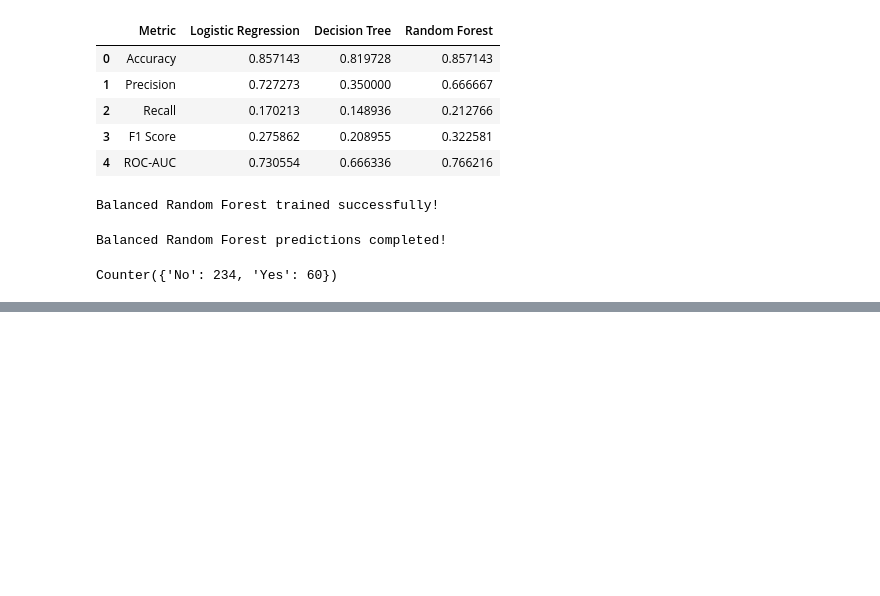
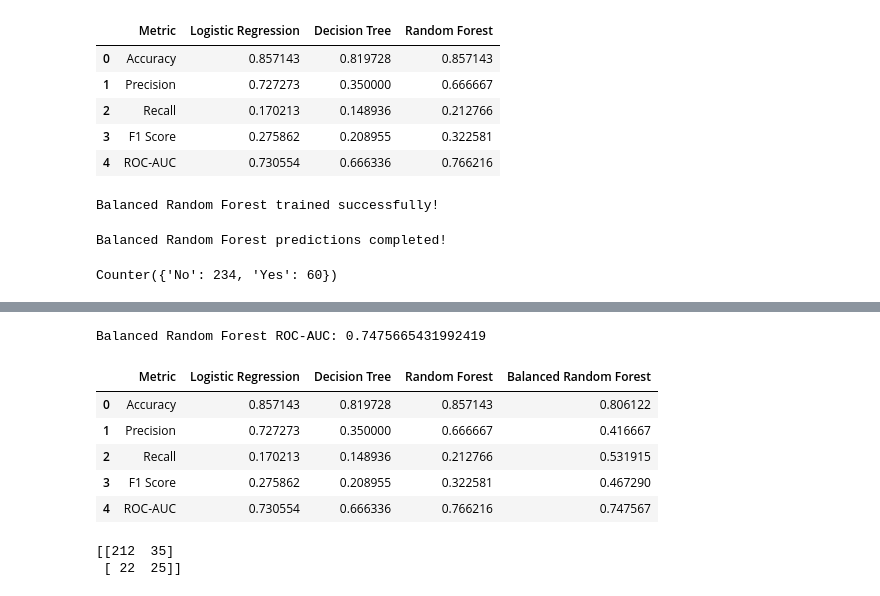
Before and after one commit to Vishv18/HR-Analytics-System, a Jupyter notebook: notebooks/01_ml_model.ipynb, the cells around one changed output, grey strips where cells are left out. Drawn from its saved outputs; the diff is of its cells as text; code cells hidden in the pictures; blank space fills up the shorter version.

```diff
--- a/notebooks/01_ml_model.ipynb
+++ b/notebooks/01_ml_model.ipynb
@@ -471,0 +504,76 @@ Counter({'No': 234, 'Yes': 60})
+# %%
+rf_balanced_prob = rf_balanced.predict_proba(X_test_processed)[:, 1]
+
+rf_balanced_roc_auc = roc_auc_score(
+    y_test,
+    rf_balanced_prob
+)
+
+print("Balanced Random Forest ROC-AUC:", rf_balanced_roc_auc)
+# %% [output]
+Balanced Random Forest ROC-AUC: 0.7475665431992419
+# %%
+comparison_balanced = {
+    "Metric": [
+        "Accuracy",
+        "Precision",
+        "Recall",
+        "F1 Score",
+        "ROC-AUC"
+    ],
+
+    "Logistic Regression": [
+        accuracy,
+        precision,
+        recall,
+        f1,
+        roc_auc
+    ],
+
+    "Decision Tree": [
+        dt_accuracy,
+        dt_precision,
+        dt_recall,
+        dt_f1,
+        dt_roc_auc
+    ],
+
+    "Random Forest": [
+        rf_accuracy,
+        rf_precision,
+        rf_recall,
+        rf_f1,
+        rf_roc_auc
+    ],
+
+    "Balanced Random Forest": [
+        rf_balanced_accuracy,
+        rf_balanced_precision,
+        rf_balanced_recall,
+        rf_balanced_f1,
+        rf_balanced_roc_auc
+    ]
+}
+
+comparison_balanced_df = pd.DataFrame(comparison_balanced)
+
+comparison_balanced_df
+# %% [output]
+|  | Metric | Logistic Regression | Decision Tree | Random Forest | Balanced Random Forest |
+| 0 | Accuracy | 0.857143 | 0.819728 | 0.857143 | 0.806122 |
+| 1 | Precision | 0.727273 | 0.350000 | 0.666667 | 0.416667 |
+| 2 | Recall | 0.170213 | 0.148936 | 0.212766 | 0.531915 |
+| 3 | F1 Score | 0.275862 | 0.208955 | 0.322581 | 0.467290 |
+| 4 | ROC-AUC | 0.730554 | 0.666336 | 0.766216 | 0.747567 |
+# %%
+from sklearn.metrics import confusion_matrix
+
+rf_balanced_cm = confusion_matrix(
+    y_test,
+    rf_balanced_pred
+)
+
+print(rf_balanced_cm)
+# %% [output]
+[[212  35]
+ [ 22  25]]
```
Also changed, not shown: parts of 10 cells of this notebook.
